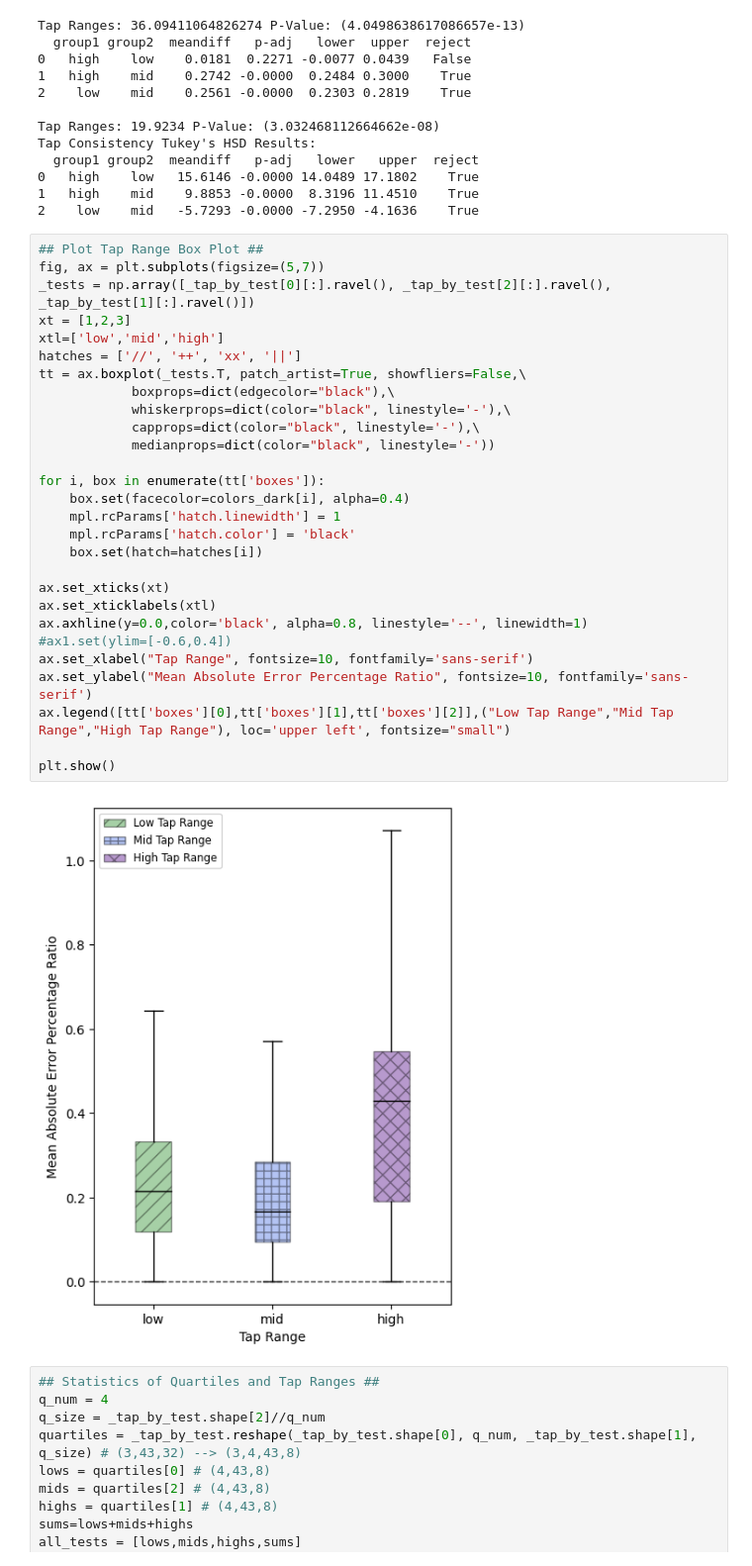
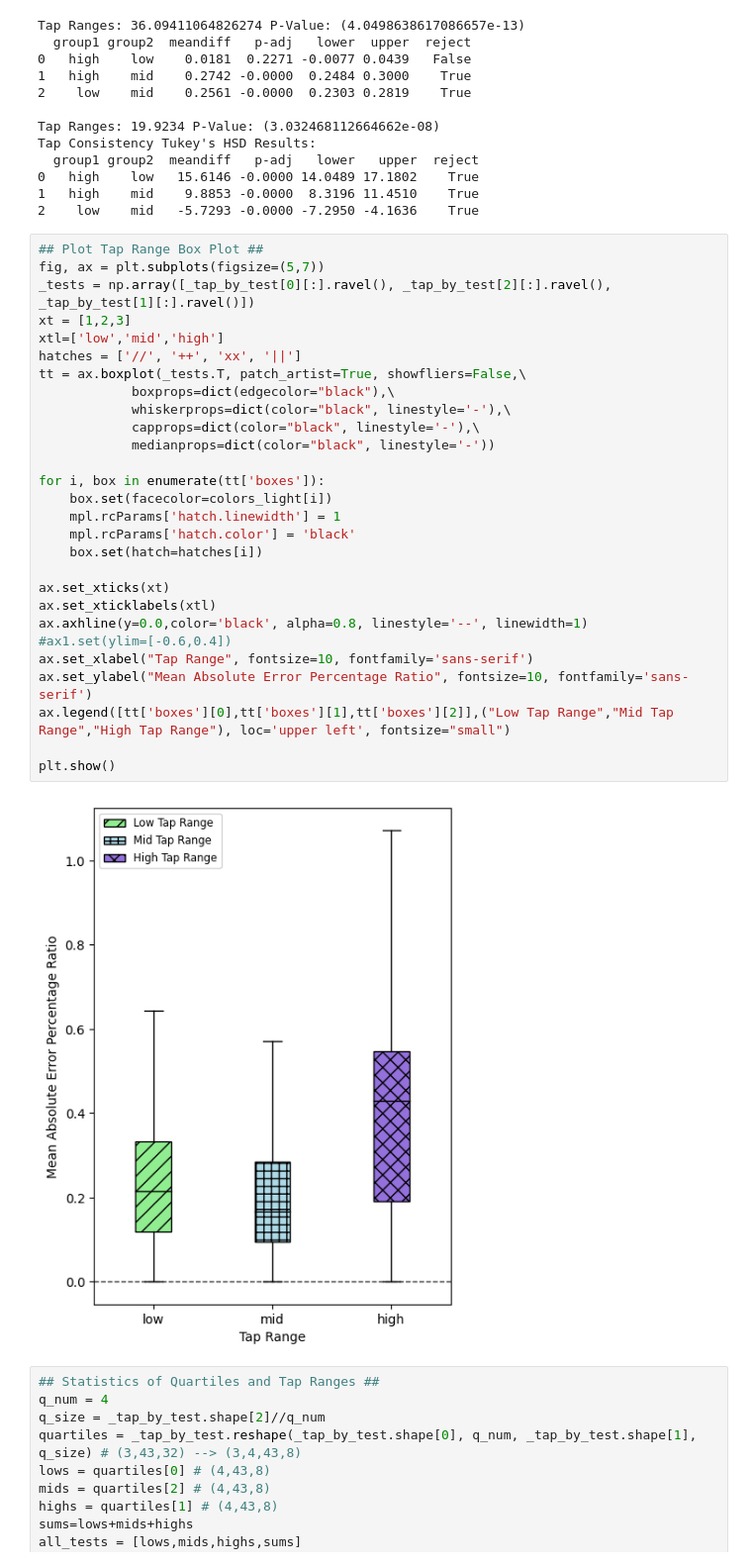
Before and after one commit to peter-clark/investigating-human-tapping-behavior-polyphonic-rhythms, a Jupyter notebook: 5-Tapping_Force-Consistency_and_Precision.ipynb, the cells around one changed output. Shown at 99% size. Saved outputs shown, nothing was run; the diff lists cells and outputs as text.

Commit message:
Standardized hatching and colors across all graphs.

```diff
--- a/5-Tapping_Force-Consistency_and_Precision.ipynb
+++ b/5-Tapping_Force-Consistency_and_Precision.ipynb
@@ -347,33 +347,33 @@ Tap Consistency Tukey's HSD Results:
 # %%
 ## Plot Tap Range Box Plot ##
 fig, ax = plt.subplots(figsize=(5,7))
 _tests = np.array([_tap_by_test[0][:].ravel(), _tap_by_test[2][:].ravel(), _tap_by_test[1][:].ravel()])
 xt = [1,2,3]
 xtl=['low','mid','high']
 hatches = ['//', '++', 'xx', '||']
 tt = ax.boxplot(_tests.T, patch_artist=True, showfliers=False,\
             boxprops=dict(edgecolor="black"),\
             whiskerprops=dict(color="black", linestyle='-'),\
             capprops=dict(color="black", linestyle='-'),\
             medianprops=dict(color="black", linestyle='-'))
 
 for i, box in enumerate(tt['boxes']):
-    box.set(facecolor=colors_dark[i], alpha=0.4)
+    box.set(facecolor=colors_light[i])
     mpl.rcParams['hatch.linewidth'] = 1
     mpl.rcParams['hatch.color'] = 'black'
     box.set(hatch=hatches[i])
 
 ax.set_xticks(xt)
 ax.set_xticklabels(xtl)
 ax.axhline(y=0.0,color='black', alpha=0.8, linestyle='--', linewidth=1)
 #ax1.set(ylim=[-0.6,0.4])
 ax.set_xlabel("Tap Range", fontsize=10, fontfamily='sans-serif')
 ax.set_ylabel("Mean Absolute Error Percentage Ratio", fontsize=10, fontfamily='sans-serif')
 ax.legend([tt['boxes'][0],tt['boxes'][1],tt['boxes'][2]],("Low Tap Range","Mid Tap Range","High Tap Range"), loc='upper left', fontsize="small")
 
 plt.show()
 # %% [output]
-[figure, old version]
+[figure, new version]
 # %%
 ## Statistics of Quartiles and Tap Ranges ##
 q_num = 4
```
Also changed, not shown: parts of 7 cells of this notebook.
